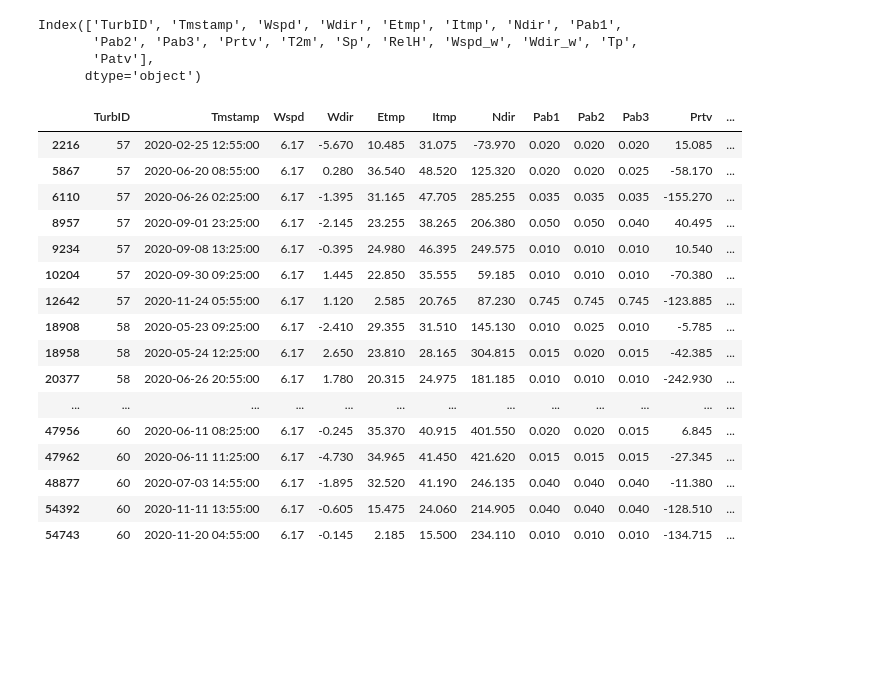
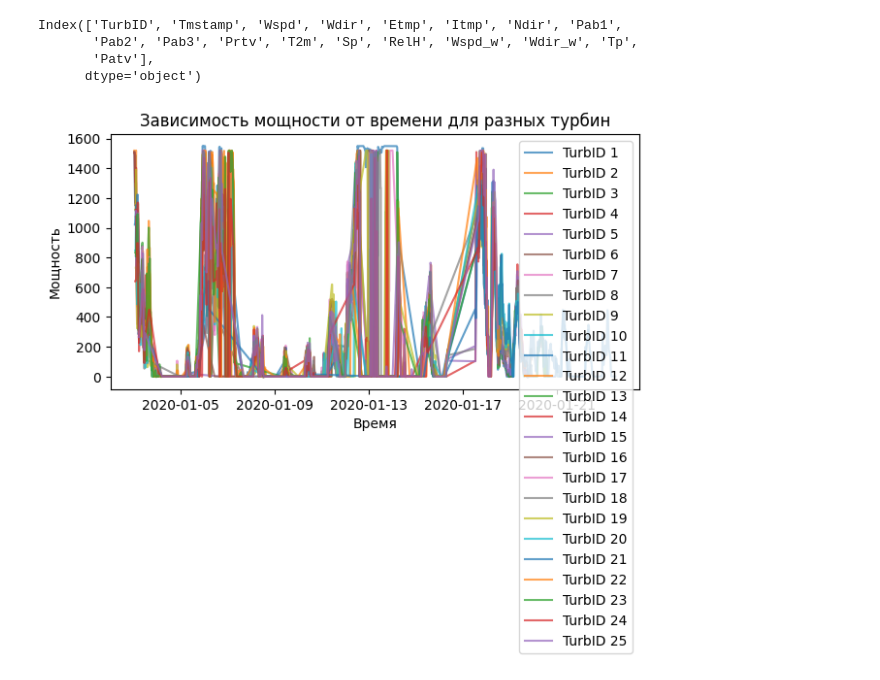
Before and after one commit to valerasaray/fan_regression, a Jupyter notebook: notebooks/main.ipynb, the cells around one changed output. Cells and saved outputs as stored; diff of their text form; code cells hidden in the pictures; blank space fills up the shorter version.

```diff
--- a/notebooks/main.ipynb
+++ b/notebooks/main.ipynb
@@ -10,22 +10,25 @@ Index(['TurbID', 'Tmstamp', 'Wspd', 'Wdir', 'Etmp', 'Itmp', 'Ndir', 'Pab1',
        'Patv'],
       dtype='object')
 # %%
-data[(data['Wspd'] == 6.17)].head(30)
+data_sorted = data.sort_values(by=['Tmstamp', 'TurbID'])
-# %% [output]
-|  | TurbID | Tmstamp | Wspd | Wdir | Etmp | Itmp | Ndir | Pab1 | Pab2 | Pab3 | Prtv | ... |
-| 2216 | 57 | 2020-02-25 12:55:00 | 6.17 | -5.670 | 10.485 | 31.075 | -73.970 | 0.020 | 0.020 | 0.020 | 15.085 | ... |
-| 5867 | 57 | 2020-06-20 08:55:00 | 6.17 | 0.280 | 36.540 | 48.520 | 125.320 | 0.020 | 0.020 | 0.025 | -58.170 | ... |
-| 6110 | 57 | 2020-06-26 02:25:00 | 6.17 | -1.395 | 31.165 | 47.705 | 285.255 | 0.035 | 0.035 | 0.035 | -155.270 | ... |
-| 8957 | 57 | 2020-09-01 23:25:00 | 6.17 | -2.145 | 23.255 | 38.265 | 206.380 | 0.050 | 0.050 | 0.040 | 40.495 | ... |
-| 9234 | 57 | 2020-09-08 13:25:00 | 6.17 | -0.395 | 24.980 | 46.395 | 249.575 | 0.010 | 0.010 | 0.010 | 10.540 | ... |
-| 10204 | 57 | 2020-09-30 09:25:00 | 6.17 | 1.445 | 22.850 | 35.555 | 59.185 | 0.010 | 0.010 | 0.010 | -70.380 | ... |
-| 12642 | 57 | 2020-11-24 05:55:00 | 6.17 | 1.120 | 2.585 | 20.765 | 87.230 | 0.745 | 0.745 | 0.745 | -123.885 | ... |
-| 18908 | 58 | 2020-05-23 09:25:00 | 6.17 | -2.410 | 29.355 | 31.510 | 145.130 | 0.010 | 0.025 | 0.010 | -5.785 | ... |
-| 18958 | 58 | 2020-05-24 12:25:00 | 6.17 | 2.650 | 23.810 | 28.165 | 304.815 | 0.015 | 0.020 | 0.015 | -42.385 | ... |
-| 20377 | 58 | 2020-06-26 20:55:00 | 6.17 | 1.780 | 20.315 | 24.975 | 181.185 | 0.010 | 0.010 | 0.010 | -242.930 | ... |
-| ... | ... | ... | ... | ... | ... | ... | ... | ... | ... | ... | ... | ... |
-| 47956 | 60 | 2020-06-11 08:25:00 | 6.17 | -0.245 | 35.370 | 40.915 | 401.550 | 0.020 | 0.020 | 0.015 | 6.845 | ... |
-| 47962 | 60 | 2020-06-11 11:25:00 | 6.17 | -4.730 | 34.965 | 41.450 | 421.620 | 0.015 | 0.015 | 0.015 | -27.345 | ... |
-| 48877 | 60 | 2020-07-03 14:55:00 | 6.17 | -1.895 | 32.520 | 41.190 | 246.135 | 0.040 | 0.040 | 0.040 | -11.380 | ... |
-| 54392 | 60 | 2020-11-11 13:55:00 | 6.17 | -0.605 | 15.475 | 24.060 | 214.905 | 0.040 | 0.040 | 0.040 | -128.510 | ... |
-| 54743 | 60 | 2020-11-20 04:55:00 | 6.17 | -0.145 | 2.185 | 15.500 | 234.110 | 0.010 | 0.010 | 0.010 | -134.715 | ... |
+# %%
+data_sorted['Tmstamp'] = pd.to_datetime(data_sorted['Tmstamp'])
+# %%
+data_cleaned = data_sorted.dropna(subset=['Patv'])
+# %%
+import matplotlib.pyplot as plt
+
+plt.plot()
+
+for turb_id in data_cleaned['TurbID'].unique()[:25]:
+    subset = data_cleaned[data_cleaned['TurbID'] == turb_id][:1000]
+    plt.plot(subset['Tmstamp'], subset['Patv'], label=f'TurbID {turb_id}', alpha=0.7)
+
+plt.xlabel('Время')
+plt.ylabel('Мощность')
+plt.title('Зависимость мощности от времени для разных турбин')
+plt.legend()
+plt.tight_layout()
+plt.show()
+# %% [output]
+[figure, added]
```
Also changed, not shown: parts of 8 cells of this notebook, 2 other files.
